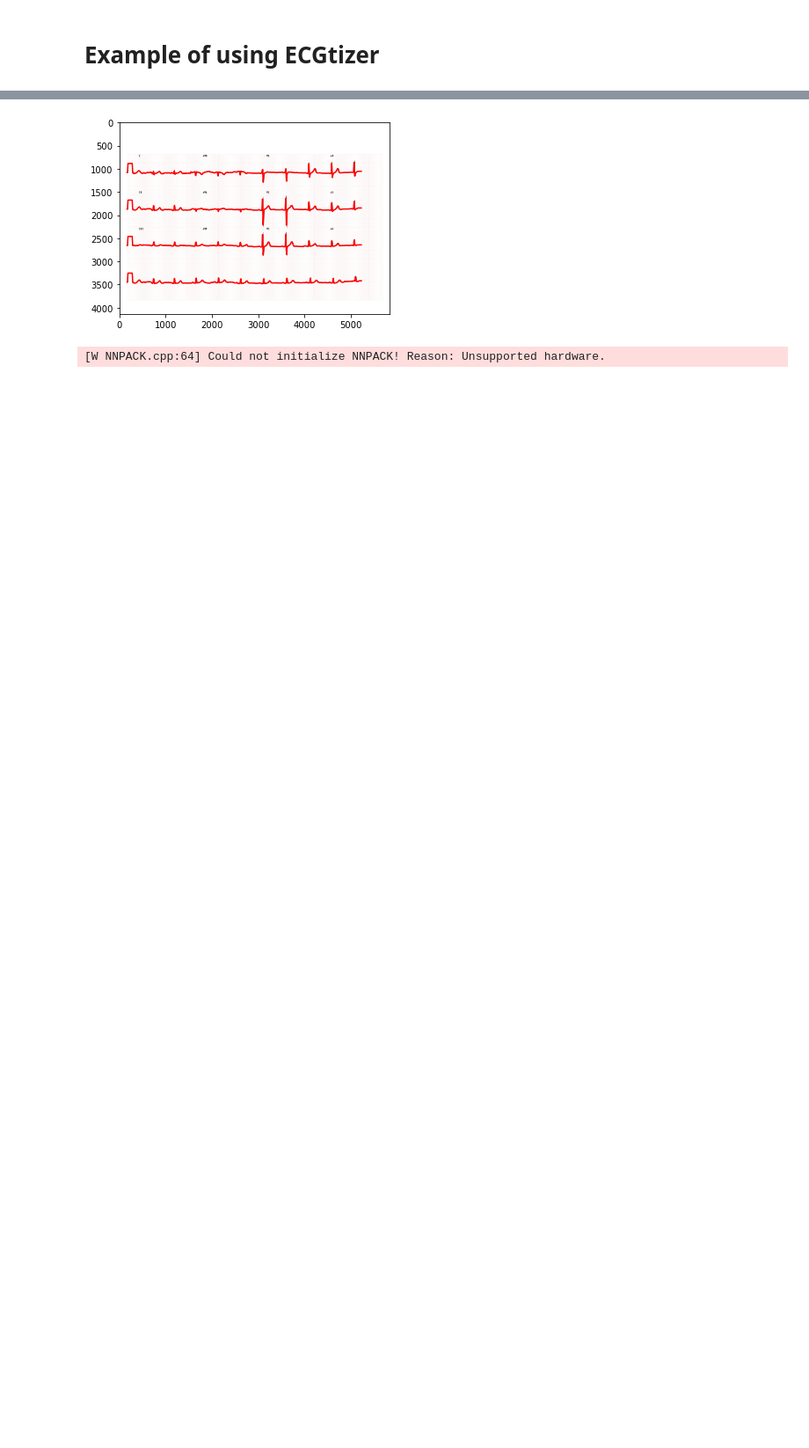
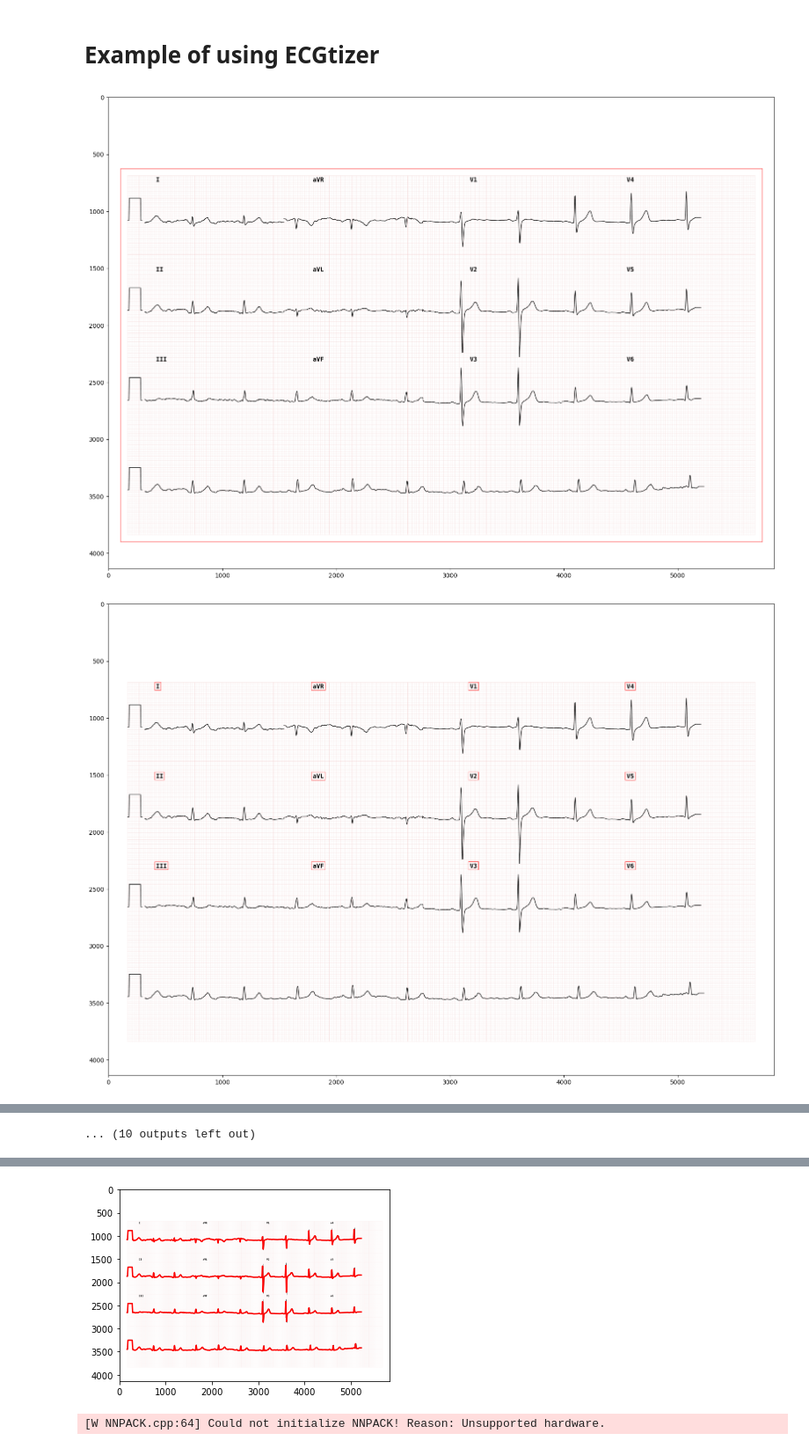
Before and after one commit to UMMISCO/ecgtizer, a Jupyter notebook: Test_ECGtizer.ipynb, the cells around one changed output, grey strips where cells are left out. Shown at 88% size. Saved outputs shown, nothing was run; the diff lists cells and outputs as text; code cells hidden in the pictures; blank space fills up the shorter version.

```diff
--- a/Test_ECGtizer.ipynb
+++ b/Test_ECGtizer.ipynb
@@ -10,15 +10,22 @@ warnings.filterwarnings("ignore")
 # %%
 ### Possible path to test ECGtizer ###
 # Classic format
 path1 = "data/PTB-XL/PDF/00009_hr.pdf"
 #path1 = "../../../Documents/thèse/PDF2XML/ALL_Data/Elias/1_0.pdf"
+
+#path1 = "../../../Downloads/img_1_page_0.jpeg"
+#path1 = "../../../Downloads/img_1_page_2.pdf"
+#path1 = "../../../Downloads/img_1_page_2.pdf"
 
 ### ECTtizer return an object with the extracted leads ###
 """
 ECGtizer (path : path of the PDF to digitize,
           DPI : DPI you want to use (500 seems to be optimal)
           verbose: Indicate the time of the different steps,
           DEBUG: plot different steps)
 """
 #extraction_method="fragmented" or "full" or "lazy"
-ecg_extracted = ECGtizer (path1, 500, extraction_method="full", verbose = False, DEBUG = False)
+ecg_extracted = ECGtizer (path1, 500, extraction_method="full", verbose = False, DEBUG = True)
+# %% [output]
+[figure, added]
+[figure, added]
@@ -25,3 +42,4 @@ ecg_extracted = ECGtizer (path1, 500, extraction_method="full", verbose = False,
+... (10 outputs left out)
 # %%
 ### ECTtizer can plot the leads of the extracted PDF ###
 """
```
Also changed, not shown: parts of 2 cells of this notebook, 5 other files.
